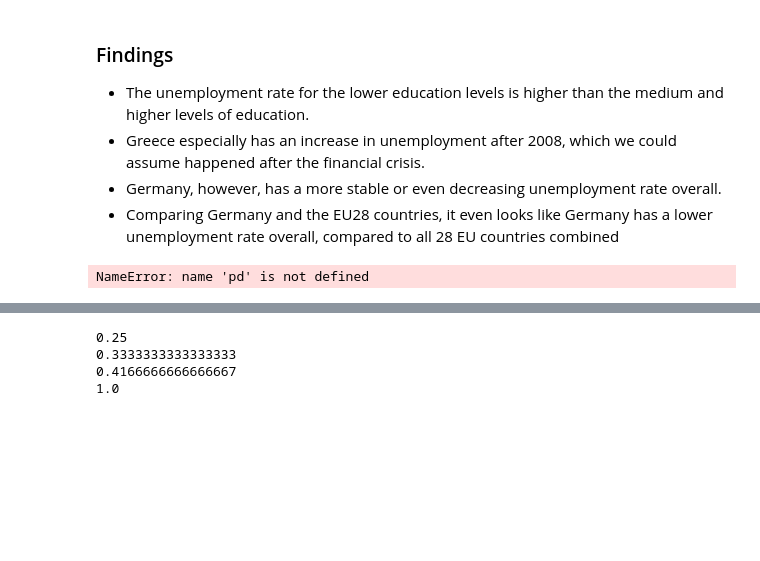
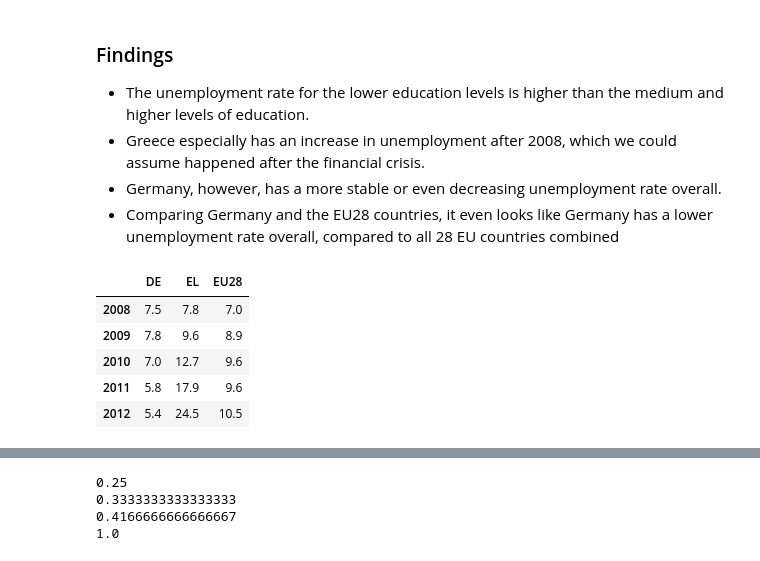
Before and after one commit to Malonk/unemployment_stats, a Jupyter notebook: notebooks/Combined_education_data.ipynb, the cells around one changed output, grey strips where cells are left out. Saved outputs shown, nothing was run; the diff lists cells and outputs as text; code cells hidden in the pictures; blank space fills up the shorter version.

Commit message:
add total csv

```diff
--- a/notebooks/Combined_education_data.ipynb
+++ b/notebooks/Combined_education_data.ipynb
@@ -121,8 +122,15 @@ combi.to_pickle(os.path.join(BASE,
 # %%
 # Import total unemployment data
 total = pd.read_pickle(os.path.join(BASE,
                                     "pickles",
                                     "total_unemployment_rate.pkl"))
+drop = [col for col in total.columns if col not in ["DE", "EL", "EU28"]]
+total.drop(columns=drop, inplace=True)
 total.head()
 # %% [output]
-NameError: name 'pd' is not defined
+|  | DE | EL | EU28 |
+| 2008 | 7.5 | 7.8 | 7.0 |
+| 2009 | 7.8 | 9.6 | 8.9 |
+| 2010 | 7.0 | 12.7 | 9.6 |
+| 2011 | 5.8 | 17.9 | 9.6 |
+| 2012 | 5.4 | 24.5 | 10.5 |
```
Also changed, not shown: parts of 4 cells of this notebook, 8 other files.
